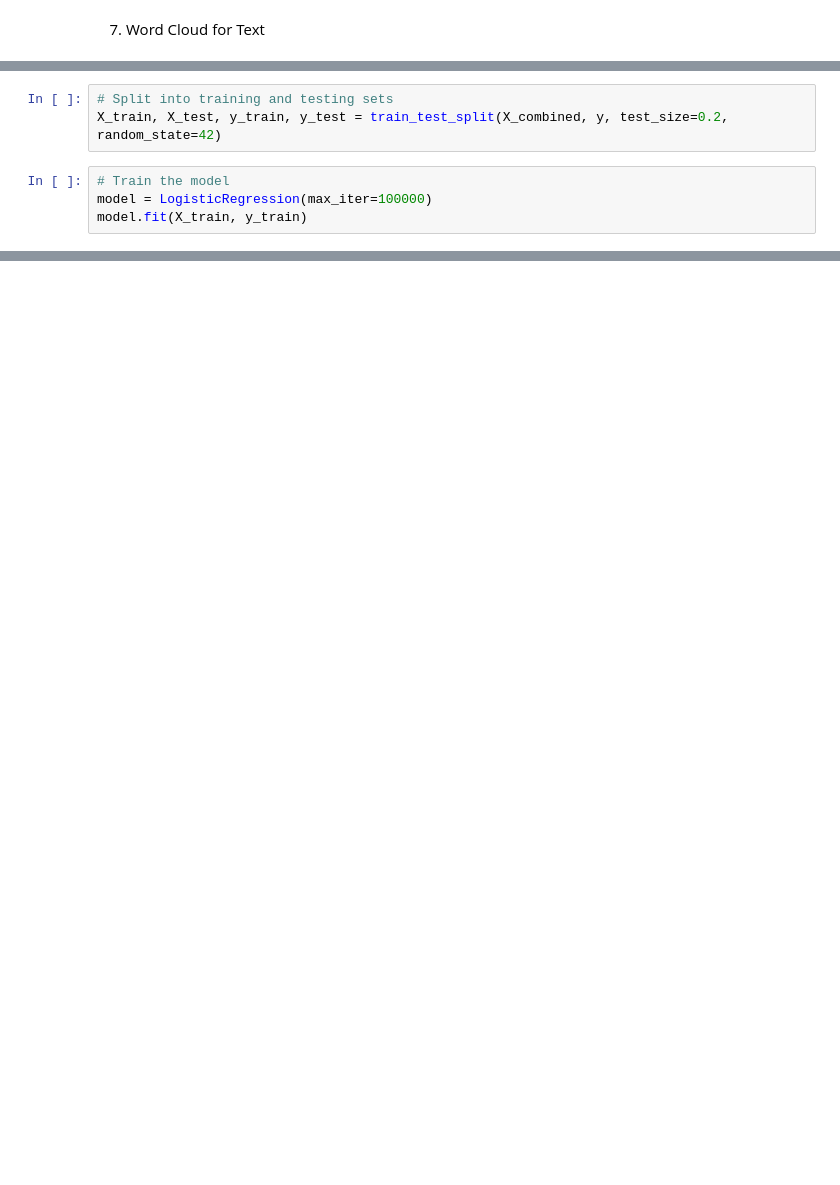
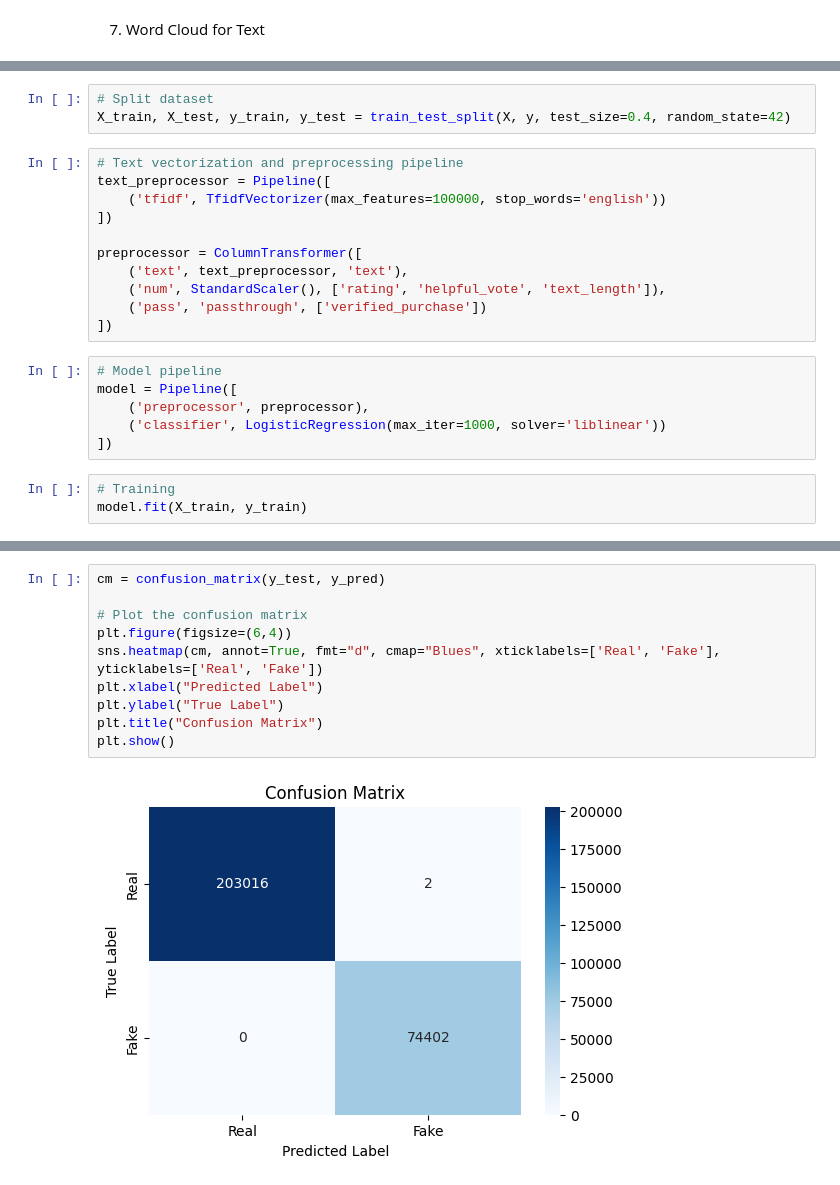
Before and after one commit to olivemideva/Fake-Reviews, a Jupyter notebook: fake_reviews.ipynb, the cells around one changed output, grey strips where cells are left out. Drawn from its saved outputs; the diff is of its cells as text; blank space fills up the shorter version.

```diff
--- a/fake_reviews.ipynb
+++ b/fake_reviews.ipynb
@@ -466,8 +442,24 @@ See the caveats in the documentation: https://pandas.pydata.org/pandas-docs/stab
 # %%
-# Split into training and testing sets
-X_train, X_test, y_train, y_test = train_test_split(X_combined, y, test_size=0.2, random_state=42)
+# Split dataset
+X_train, X_test, y_train, y_test = train_test_split(X, y, test_size=0.4, random_state=42)
+# %%
+# Text vectorization and preprocessing pipeline
+text_preprocessor = Pipeline([
+    ('tfidf', TfidfVectorizer(max_features=100000, stop_words='english'))
+])
+
+preprocessor = ColumnTransformer([
+    ('text', text_preprocessor, 'text'),
+    ('num', StandardScaler(), ['rating', 'helpful_vote', 'text_length']),
+    ('pass', 'passthrough', ['verified_purchase'])
+])
+# %%
+# Model pipeline
+model = Pipeline([
+    ('preprocessor', preprocessor),
+    ('classifier', LogisticRegression(max_iter=1000, solver='liblinear'))
+])
 # %%
-# Train the model
-model = LogisticRegression(max_iter=100000)
+# Training
 model.fit(X_train, y_train)
 # %% [output]
@@ -495,0 +495,12 @@ Accuracy: 0.7148655468243097
+# %%
+cm = confusion_matrix(y_test, y_pred)
+
+# Plot the confusion matrix
+plt.figure(figsize=(6,4))
+sns.heatmap(cm, annot=True, fmt="d", cmap="Blues", xticklabels=['Real', 'Fake'], yticklabels=['Real', 'Fake'])
+plt.xlabel("Predicted Label")
+plt.ylabel("True Label")
+plt.title("Confusion Matrix")
+plt.show()
+# %% [output]
+[figure, added]
```
Also changed, not shown: parts of 18 cells of this notebook.
